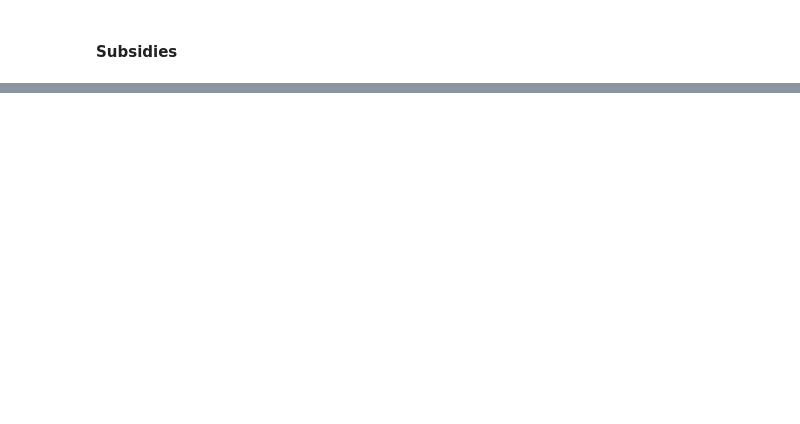
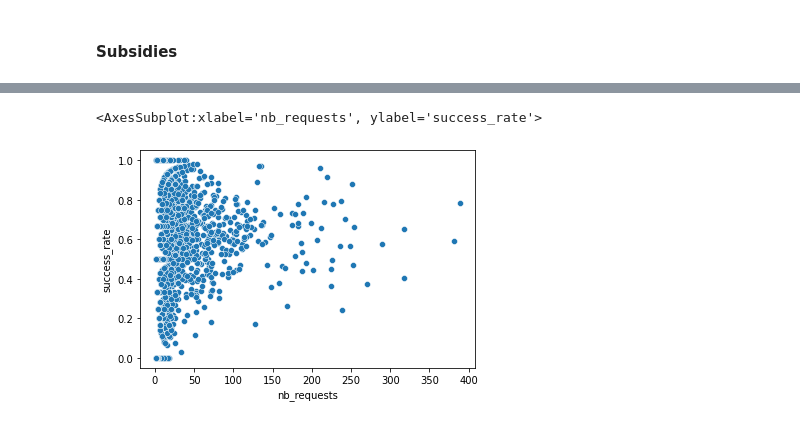
Before and after one commit to eric-martinet/ParisSubsidies, a Jupyter notebook: 04_EDA/ParisSubsidies_04_EDA.ipynb, the cells around one changed output, grey strips where cells are left out. Saved outputs shown, nothing was run; the diff lists cells and outputs as text; code cells hidden in the pictures; blank space fills up the shorter version.

```diff
--- a/04_EDA/ParisSubsidies_04_EDA.ipynb
+++ b/04_EDA/ParisSubsidies_04_EDA.ipynb
@@ -9,0 +73,14 @@ import numpy as np
+# %%
+with np.errstate(divide='ignore'):
+    data['montant_vote_scale'] = np.floor(np.log10(data.montant_vote))
+
+data['montant_vote_cat'] = np.nan
+data['montant_vote_cat'] = np.where(data.montant_vote_scale <= 2, '<1k EUR', data.montant_vote_cat)
+data['montant_vote_cat'] = np.where(data.montant_vote_scale == 3, '1-10k EUR', data.montant_vote_cat)
+data['montant_vote_cat'] = np.where(data.montant_vote_scale == 4, '10-100k EUR', data.montant_vote_cat)
+data['montant_vote_cat'] = np.where(data.montant_vote_scale == 5, '100k-1M EUR', data.montant_vote_cat)
+data['montant_vote_cat'] = np.where(data.montant_vote_scale == 6, '1-10M EUR', data.montant_vote_cat)
+data['montant_vote_cat'] = np.where(data.montant_vote_scale == 7, '> 10M EUR', data.montant_vote_cat)
+data['montant_vote_cat'] = np.where(data.montant_vote_scale < 0, 'Rejected', data.montant_vote_cat)
+
+data['montant_vote_cat'] = pd.Categorical(data.montant_vote_cat, categories = ['Rejected', '<1k EUR', '1-10k EUR', '10-100k EUR','100k-1M EUR','1-10M EUR', '> 10M EUR'], ordered=True)
@@ -9,0 +89,3 @@ import numpy as np
+# %%
+# Boolean for accepted vs. rejected
+data['subsidy_granted'] = np.where(data.montant_vote>0, True, False)
@@ -9,0 +94,14 @@ import numpy as np
+# %%
+# Paris vs. IdF vs. Beyond
+
+data['dpt_code'] = data.code_postal_etablissement.str[0:2]
+
+data['geo_cat'] = np.nan
+
+data.geo_cat = np.where(data.dpt_code == '75', 'Paris', data.geo_cat)
+data.geo_cat = np.where(data.dpt_code.isin(['77','78','91','92','93','94','95']) , 'IdF', data.geo_cat)
+data.geo_cat = np.where(data.geo_cat == 'nan', 'Beyond', data.geo_cat)
+# %%
+# Arrondissement
+
+data['arrondissement'] = np.where(data.dpt_code == '75', data.code_postal_etablissement.str[-2:], 'Outside Paris')
@@ -181,0 +511,8 @@ joined.reset_index(drop=True).to_feather('../00_DataFiles/03_Joined/ParisSubsidi
+# %%
+df_temp = data.groupby('denomination_unite_legale')
+df_temp = df_temp.agg(nb_requests = ('numero_dossier', 'count'), nb_requests_success = ('subsidy_granted', 'sum'))
+df_temp['success_rate'] = df_temp.nb_requests_success / df_temp.nb_requests
+sns.scatterplot(x = df_temp.nb_requests, y=df_temp.success_rate)
+# %% [output]
+<AxesSubplot:xlabel='nb_requests', ylabel='success_rate'>
+[figure, added]
```
Also changed, not shown: parts of 63 cells of this notebook, 4 other files.
